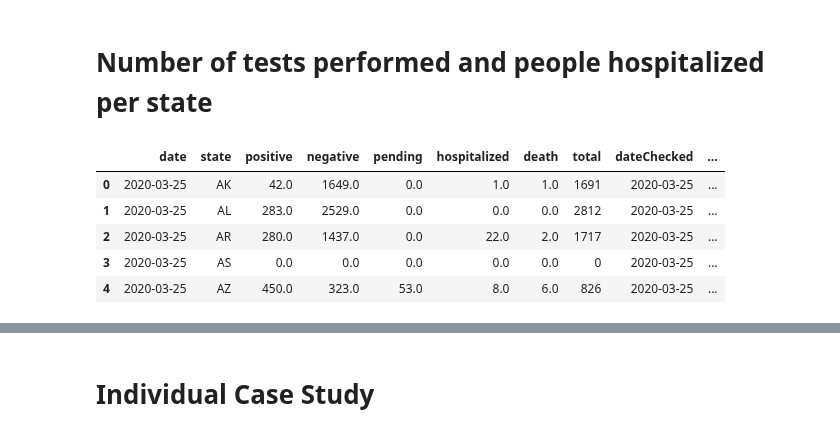
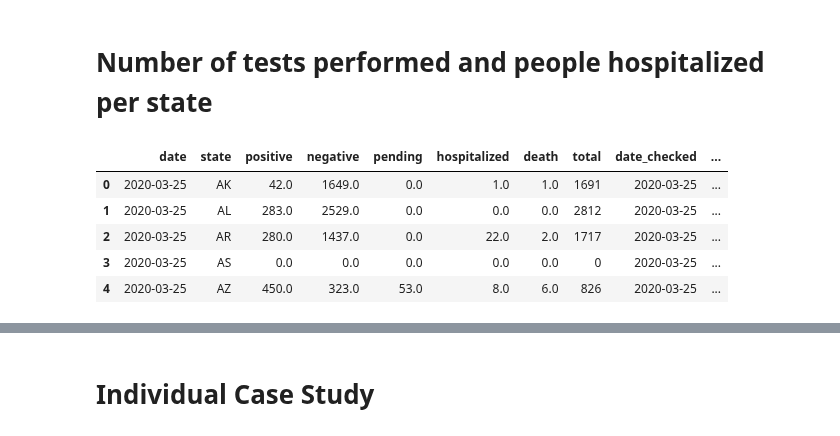
Before and after one commit to DutchDS/Final-Project, a Jupyter notebook: Joe's Sandbox/Covid-19 Site/jupyter files/covid_data_all.ipynb, the cells around one changed output, grey strips where cells are left out. Saved outputs shown, nothing was run; the diff lists cells and outputs as text; code cells hidden in the pictures.

```diff
--- a/Joe's Sandbox/Covid-19 Site/jupyter files/covid_data_all.ipynb
+++ b/Joe's Sandbox/Covid-19 Site/jupyter files/covid_data_all.ipynb
@@ -129,12 +167,22 @@ df_states.to_sql(name='states_data', con=engine, if_exists='append', index=False
 # %%
 # Test data statistics
 df_tests_and_hospital = pd.read_csv(url_tests_and_hospital).fillna(0)
 
 df_tests_and_hospital['date'] = pd.to_datetime(df_tests_and_hospital['date'],format='%Y%m%d')
-df_tests_and_hospital['dateChecked'] = pd.to_datetime(df_tests_and_hospital['dateChecked']).dt.date
+
+df_tests_and_hospital = df_tests_and_hospital.rename(columns={
+    'dateChecked':'date_checked',
+    'totalTestResults':'total_test_results',
+    'deathIncrease':'death_inc',
+    'hospitalizedIncrease':'hospitalized_inc',
+    'negativeIncrease':'negative_inc',
+    'positiveIncrease':'positive_inc',
+    'totalTestResultsIncrease':'total_test_results_inc'})
+df_tests_and_hospital = df_tests_and_hospital[['date','state','positive','negative','pending','hospitalized','death','total','date_checked','total_test_results','death_inc','hospitalized_inc','negative_inc','positive_inc','total_test_results_inc']]
+df_tests_and_hospital['date_checked'] = pd.to_datetime(df_tests_and_hospital['date_checked']).dt.date
 df_tests_and_hospital.head()
 # %% [output]
-|  | date | state | positive | negative | pending | hospitalized | death | total | dateChecked | ... |
+|  | date | state | positive | negative | pending | hospitalized | death | total | date_checked | ... |
 | 0 | 2020-03-25 | AK | 42.0 | 1649.0 | 0.0 | 1.0 | 1.0 | 1691 | 2020-03-25 | ... |
 | 1 | 2020-03-25 | AL | 283.0 | 2529.0 | 0.0 | 0.0 | 0.0 | 2812 | 2020-03-25 | ... |
 | 2 | 2020-03-25 | AR | 280.0 | 1437.0 | 0.0 | 22.0 | 2.0 | 1717 | 2020-03-25 | ... |
```
Also changed, not shown: parts of 28 cells of this notebook, 21 other files.
